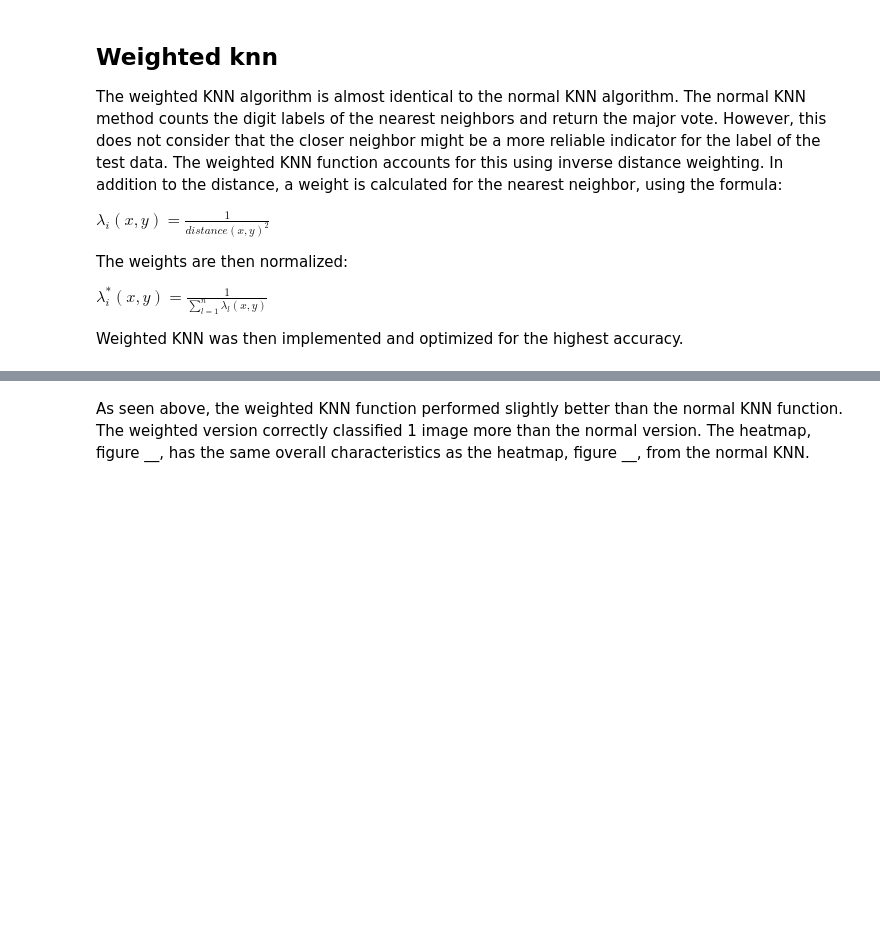
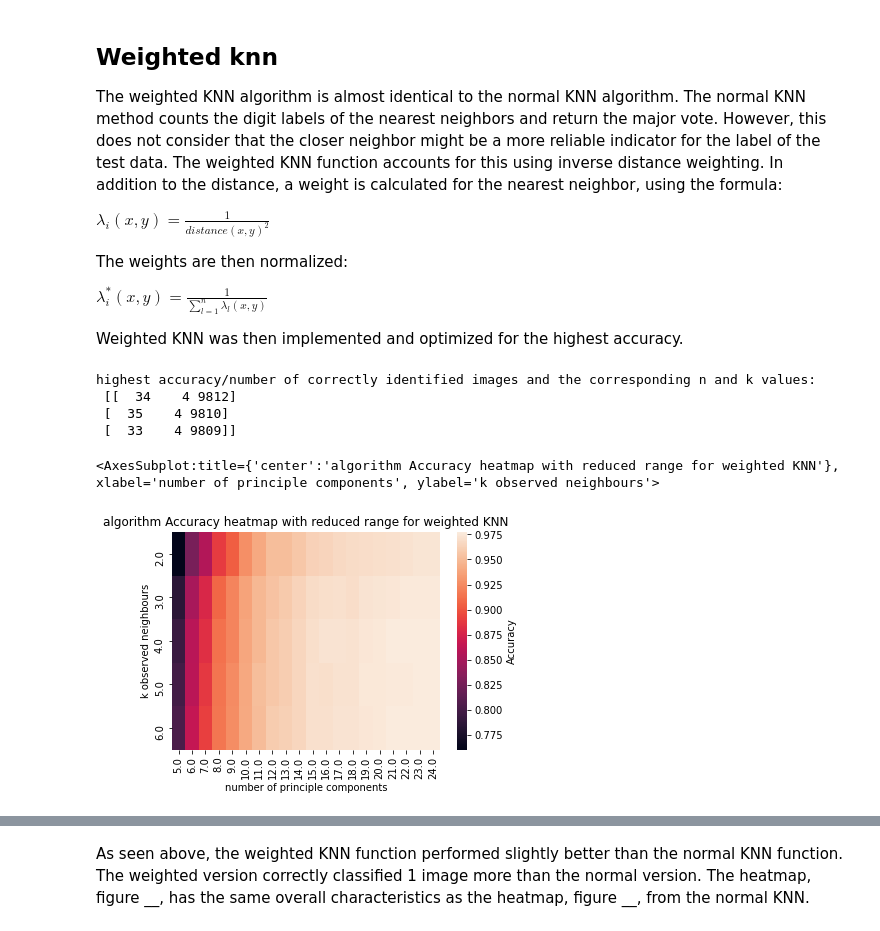
Before and after one commit to datascience-mobi/2021-topic-04-team-02, a Jupyter notebook: project report.ipynb, the cells around one changed output, grey strips where cells are left out. Saved outputs shown, nothing was run; the diff lists cells and outputs as text; code cells hidden in the pictures; blank space fills up the shorter version.

```diff
--- a/project report.ipynb
+++ b/project report.ipynb
@@ -470,7 +475,14 @@ Weighted KNN was then implemented and optimized for the highest accuracy.
 # %%
 weighted_knn_data = np.load("data/visualize_weighted_knn.npy")
 print("highest accuracy/number of correctly identified images and the corresponding n and k values:\n",weighted_knn_data[np.argsort(-weighted_knn_data[:,2])[:3]])
-vis_knn.knn_heatmap("data/visualize_weighted_knn.npy",dropped_rows=([7, 8, 9, 10, 11, 12]),dropped_columns = ([25,26,27,28,29,30,31,32,33,34,35,36,37,38,39,40,41,42,43,44,45,46,47,48,49,50,51,52,53,54,55,56,57,58,59,60,61,62,63,64,65,66,67,68,69,70,71,72,73,74,75,76,77,78,79,80])figure_title="algorithm Accuracy heatmap with reduced range for weighted KNN")
+vis_knn.knn_heatmap("data/visualize_weighted_knn.npy",dropped_rows=([7, 8, 9, 10, 11, 12]),dropped_columns = ([25,26,27,28,29,30,31,32,33,34,35,36,37,38,39,40,41,42,43,44,45,46,47,48,49,50,51,52,53,54,55,56,57,58,59,60,61,62,63,64,65,66,67,68,69,70,71,72,73,74,75,76,77,78,79,80]), figure_title="algorithm Accuracy heatmap with reduced range for weighted KNN")
+# %% [output]
+highest accuracy/number of correctly identified images and the corresponding n and k values:
+ [[  34    4 9812]
+ [  35    4 9810]
+ [  33    4 9809]]
+<AxesSubplot:title={'center':'algorithm Accuracy heatmap with reduced range for weighted KNN'}, xlabel='number of principle components', ylabel='k observed neighbours'>
+[figure, added]
 # %%
 %%time
 k = 4
```
Also changed, not shown: parts of 23 cells of this notebook.
